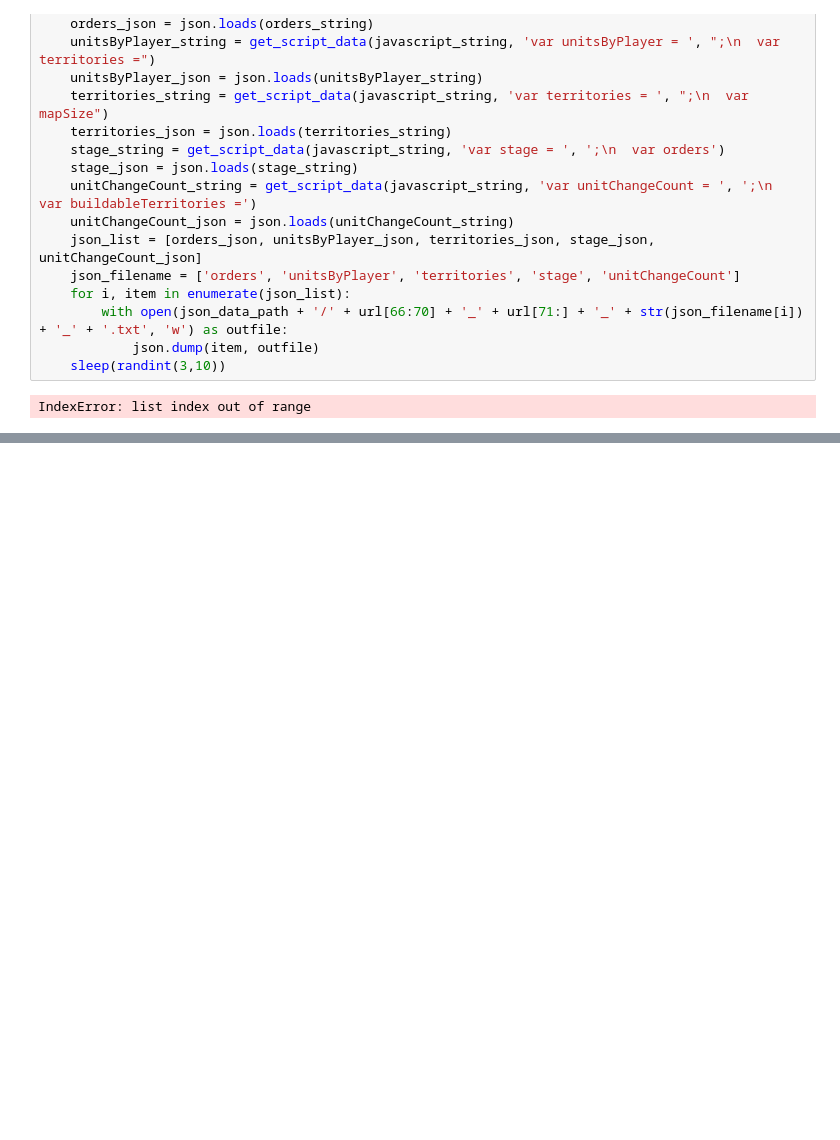
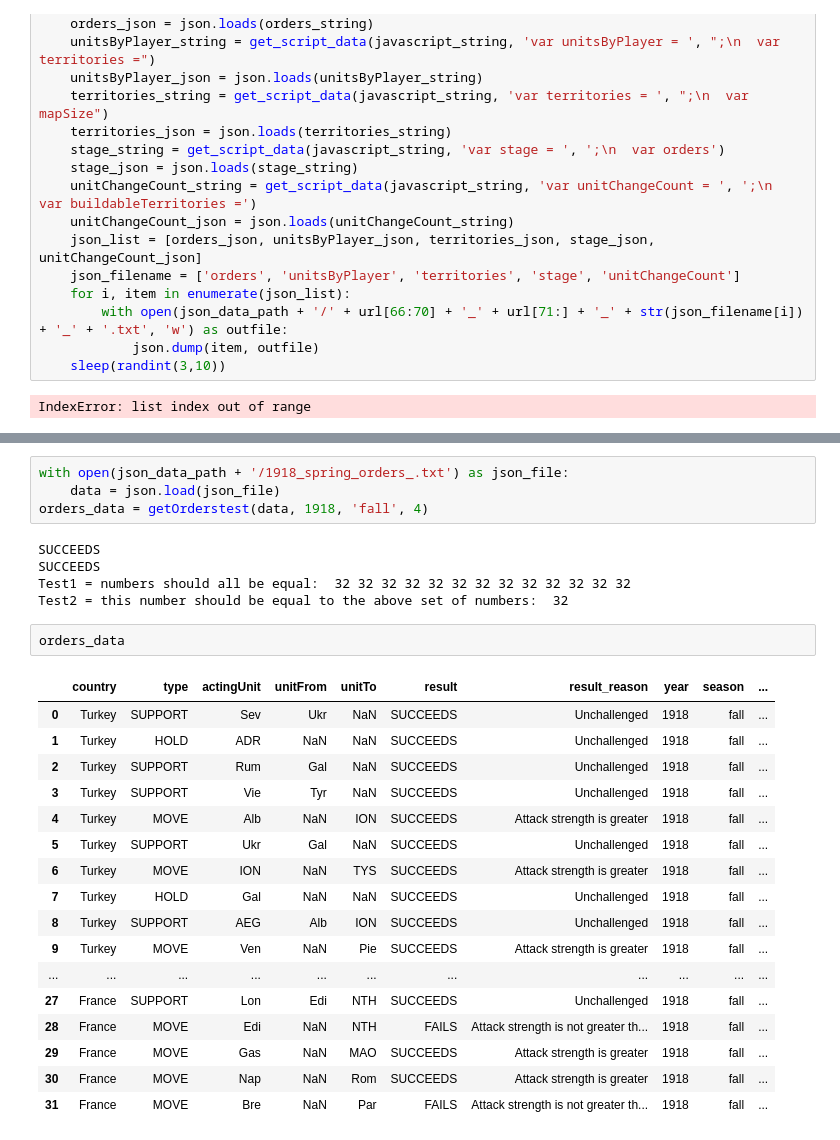
Before and after one commit to kingbd2/diplomacy-analysis, a Jupyter notebook: diplomacy_gif_maker/notebooks/dataPreparation.ipynb, the cells around one changed output, grey strips where cells are left out. Cells and saved outputs as stored; diff of their text form; blank space fills up the shorter version.

```diff
--- a/diplomacy_gif_maker/notebooks/dataPreparation.ipynb
+++ b/diplomacy_gif_maker/notebooks/dataPreparation.ipynb
@@ -315,0 +517,29 @@ for i, dataset in enumerate(full_data_list):
+# %%
+with open(json_data_path + '/1918_spring_orders_.txt') as json_file:
+    data = json.load(json_file)
+orders_data = getOrderstest(data, 1918, 'fall', 4)
+# %% [output]
+SUCCEEDS
+SUCCEEDS
+Test1 = numbers should all be equal:  32 32 32 32 32 32 32 32 32 32 32 32 32
+Test2 = this number should be equal to the above set of numbers:  32
+# %%
+orders_data
+# %% [output]
+|  | country | type | actingUnit | unitFrom | unitTo | result | result_reason | year | season | ... |
+| 0 | Turkey | SUPPORT | Sev | Ukr | NaN | SUCCEEDS | Unchallenged | 1918 | fall | ... |
+| 1 | Turkey | HOLD | ADR | NaN | NaN | SUCCEEDS | Unchallenged | 1918 | fall | ... |
+| 2 | Turkey | SUPPORT | Rum | Gal | NaN | SUCCEEDS | Unchallenged | 1918 | fall | ... |
+| 3 | Turkey | SUPPORT | Vie | Tyr | NaN | SUCCEEDS | Unchallenged | 1918 | fall | ... |
+| 4 | Turkey | MOVE | Alb | NaN | ION | SUCCEEDS | Attack strength is greater | 1918 | fall | ... |
+| 5 | Turkey | SUPPORT | Ukr | Gal | NaN | SUCCEEDS | Unchallenged | 1918 | fall | ... |
+| 6 | Turkey | MOVE | ION | NaN | TYS | SUCCEEDS | Attack strength is greater | 1918 | fall | ... |
+| 7 | Turkey | HOLD | Gal | NaN | NaN | SUCCEEDS | Unchallenged | 1918 | fall | ... |
+| 8 | Turkey | SUPPORT | AEG | Alb | ION | SUCCEEDS | Unchallenged | 1918 | fall | ... |
+| 9 | Turkey | MOVE | Ven | NaN | Pie | SUCCEEDS | Attack strength is greater | 1918 | fall | ... |
+| ... | ... | ... | ... | ... | ... | ... | ... | ... | ... | ... |
+| 27 | France | SUPPORT | Lon | Edi | NTH | SUCCEEDS | Unchallenged | 1918 | fall | ... |
+| 28 | France | MOVE | Edi | NaN | NTH | FAILS | Attack strength is not greater th... | 1918 | fall | ... |
+| 29 | France | MOVE | Gas | NaN | MAO | SUCCEEDS | Attack strength is greater | 1918 | fall | ... |
+| 30 | France | MOVE | Nap | NaN | Rom | SUCCEEDS | Attack strength is greater | 1918 | fall | ... |
+| 31 | France | MOVE | Bre | NaN | Par | FAILS | Attack strength is not greater th... | 1918 | fall | ... |
```
Also changed, not shown: parts of 7 cells of this notebook, 3 other files.
